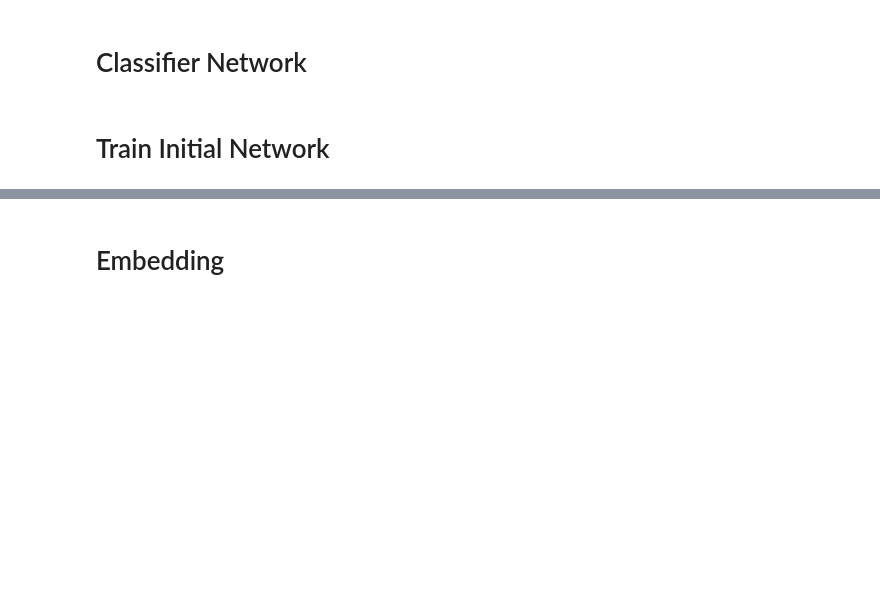
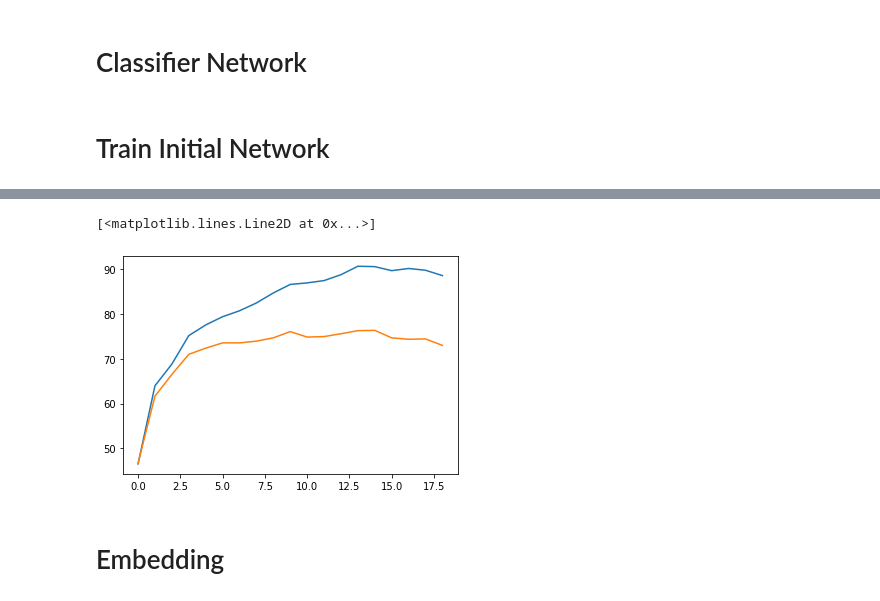
Before and after one commit to einbandi/ptsne-pytorch, a Jupyter notebook: cifar-manipulation.ipynb, the cells around one changed output, grey strips where cells are left out. Cells and saved outputs as stored; diff of their text form; code cells hidden in the pictures; blank space fills up the shorter version.

```diff
--- a/cifar-manipulation.ipynb
+++ b/cifar-manipulation.ipynb
@@ -133,7 +133,7 @@ def train_altered(log_interval, model, device, altered_loader, embedding, optimi
                 epoch, batch_idx * len(data), len(altered_loader.dataset),
                 100. * batch_idx / len(altered_loader), loss.item()))
 
-def test(model, device, test_loader, criterion):
+def test(model, device, test_loader, criterion, return_accuracy=False):
     model.eval()
     test_loss = 0
     correct = 0
@@ -151,6 +151,8 @@ def test(model, device, test_loader, criterion):
     print('\nTest set: Average loss: {:.4f}, Accuracy: {}/{} ({:.0f}%)\n'.format(
         test_loss, correct, len(test_loader.dataset),
         100. * correct / len(test_loader.dataset)))
+    if return_accuracy:
+        return 100. * correct / len(test_loader.dataset)
 # %% [markdown]
 # Train Initial Network
 # %%
@@ -191,5 +194,12 @@ Train Epoch: 5 [40000/50000 (80%)]      Loss: 0.846352
 # %%
 torch.save(net.state_dict(), 'models/cifar-new-before.pt')
+# %%
+from matplotlib import pyplot as plt
+plt.plot(train_accs)
+plt.plot(test_accs)
+# %% [output]
+[<matplotlib.lines.Line2D at 0x...>]
+[figure, added]
 # %% [markdown]
 # Embedding
 # %%
```
Also changed, not shown: parts of 15 cells of this notebook.
